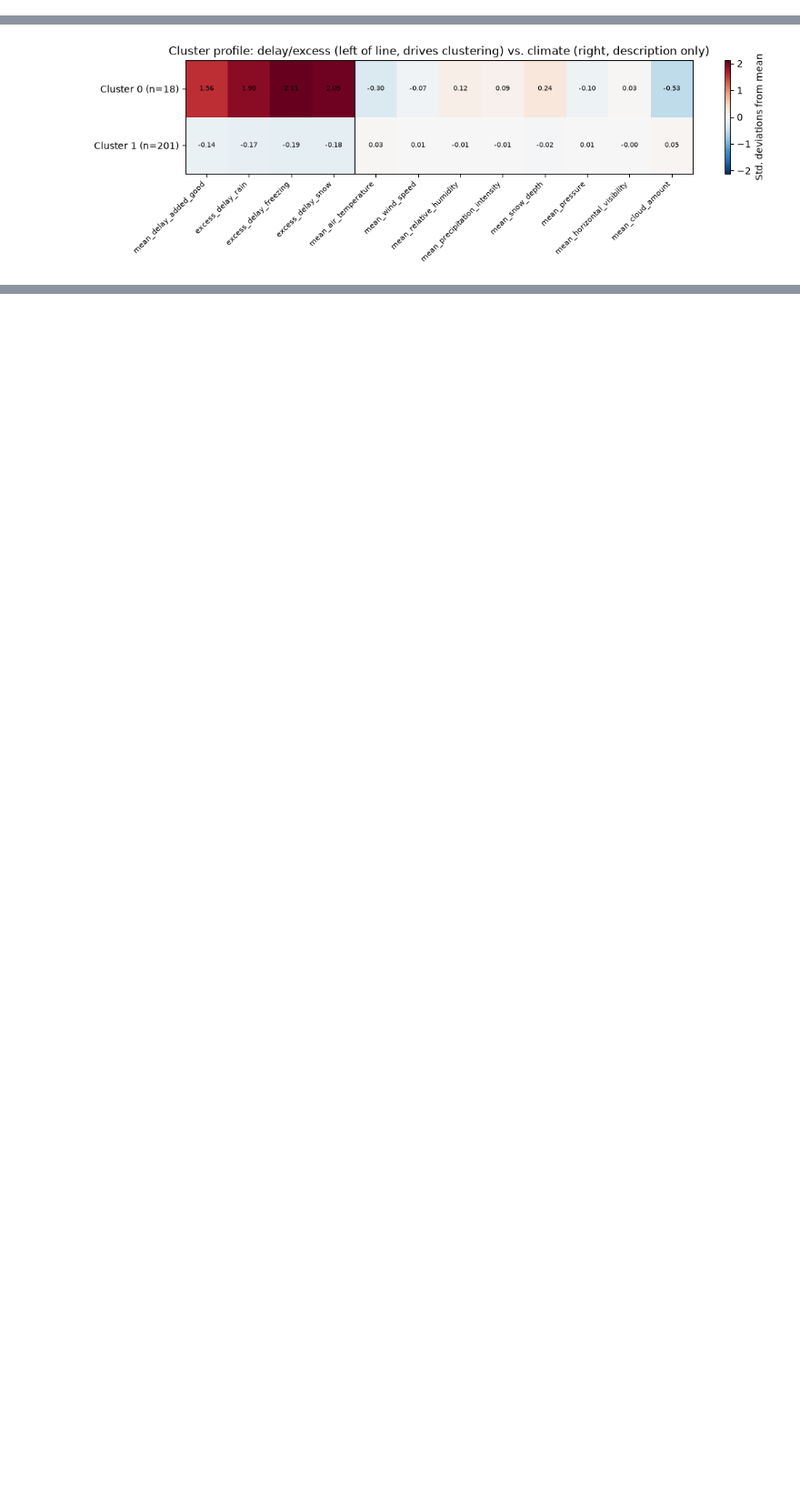
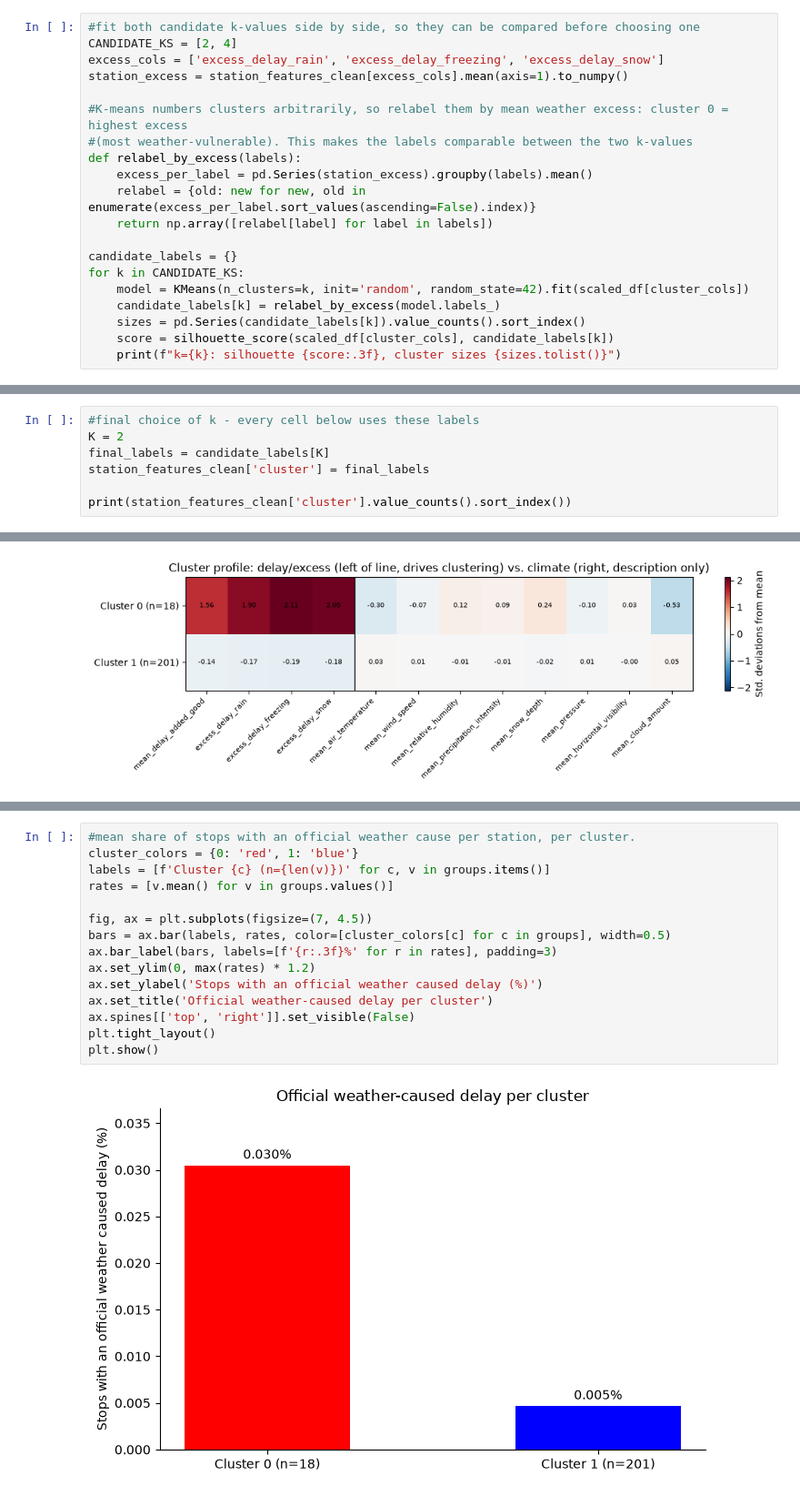
Before and after one commit to alekkiq/dkko-g2, a Jupyter notebook: project/project.ipynb, the cells around one changed output, grey strips where cells are left out. Shown at 91% size. Drawn from its saved outputs; the diff is of its cells as text; blank space fills up the shorter version.

```diff
--- a/project/project.ipynb
+++ b/project/project.ipynb
@@ -728,0 +715,20 @@ k = 4 has the second-highest silhouette (0.50), but one of its clusters contains
+# %%
+#fit both candidate k-values side by side, so they can be compared before choosing one
+CANDIDATE_KS = [2, 4]
+excess_cols = ['excess_delay_rain', 'excess_delay_freezing', 'excess_delay_snow']
+station_excess = station_features_clean[excess_cols].mean(axis=1).to_numpy()
+
+#K-means numbers clusters arbitrarily, so relabel them by mean weather excess: cluster 0 = highest excess
+#(most weather-vulnerable). This makes the labels comparable between the two k-values
+def relabel_by_excess(labels):
+    excess_per_label = pd.Series(station_excess).groupby(labels).mean()
+    relabel = {old: new for new, old in enumerate(excess_per_label.sort_values(ascending=False).index)}
+    return np.array([relabel[label] for label in labels])
+
+candidate_labels = {}
+for k in CANDIDATE_KS:
+    model = KMeans(n_clusters=k, init='random', random_state=42).fit(scaled_df[cluster_cols])
+    candidate_labels[k] = relabel_by_excess(model.labels_)
+    sizes = pd.Series(candidate_labels[k]).value_counts().sort_index()
+    score = silhouette_score(scaled_df[cluster_cols], candidate_labels[k])
+    print(f"k={k}: silhouette {score:.3f}, cluster sizes {sizes.tolist()}")
@@ -728,0 +785,7 @@ k = 4 has the second-highest silhouette (0.50), but one of its clusters contains
+# %%
+#final choice of k - every cell below uses these labels
+K = 2
+final_labels = candidate_labels[K]
+station_features_clean['cluster'] = final_labels
+
+print(station_features_clean['cluster'].value_counts().sort_index())
@@ -842,0 +943,17 @@ Interpretation of the numbers above is left for the Evaluation section. When wri
+# %%
+#mean share of stops with an official weather cause per station, per cluster.
+cluster_colors = {0: 'red', 1: 'blue'}
+labels = [f'Cluster {c} (n={len(v)})' for c, v in groups.items()]
+rates = [v.mean() for v in groups.values()]
+
+fig, ax = plt.subplots(figsize=(7, 4.5))
+bars = ax.bar(labels, rates, color=[cluster_colors[c] for c in groups], width=0.5)
+ax.bar_label(bars, labels=[f'{r:.3f}%' for r in rates], padding=3)
+ax.set_ylim(0, max(rates) * 1.2)
+ax.set_ylabel('Stops with an official weather caused delay (%)')
+ax.set_title('Official weather-caused delay per cluster')
+ax.spines[['top', 'right']].set_visible(False)
+plt.tight_layout()
+plt.show()
+# %% [output]
+[figure, added]
```
Also changed, not shown: parts of 24 cells of this notebook.
